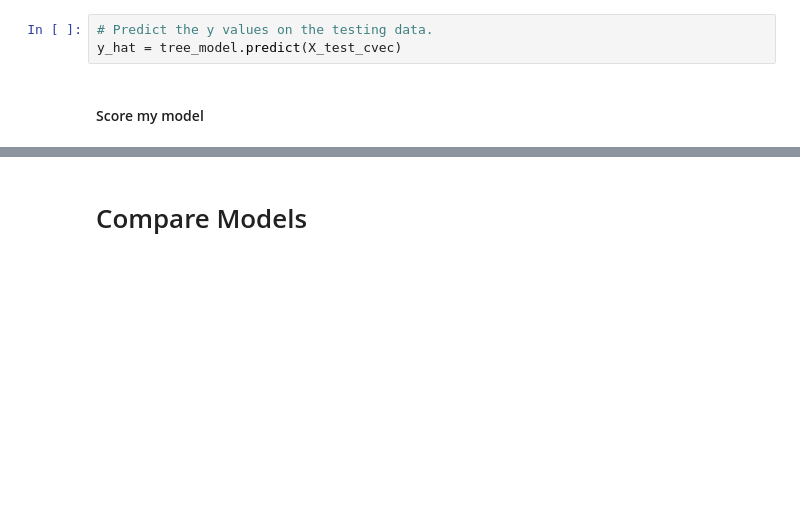
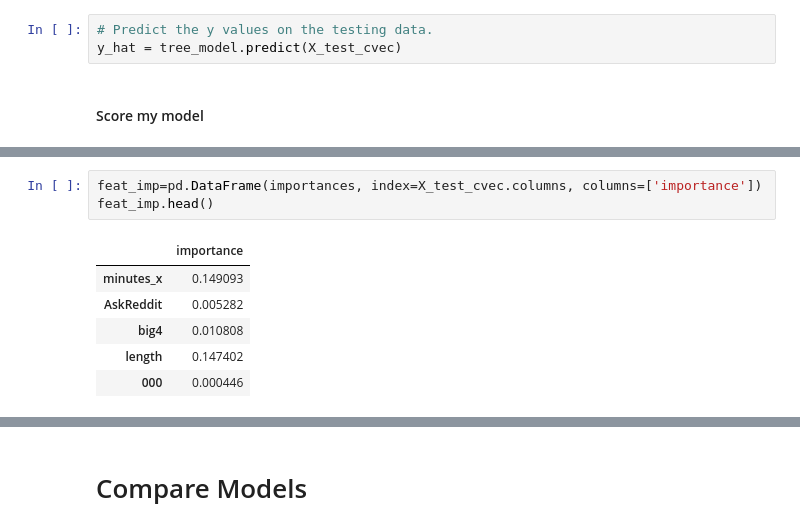
Before and after one commit to austinlasseter/classify_reddit_posts, a Jupyter notebook: 04 NLP and Modeling.ipynb, the cells around one changed output, grey strips where cells are left out. Cells and saved outputs as stored; diff of their text form; blank space fills up the shorter version.

```diff
--- a/04 NLP and Modeling.ipynb
+++ b/04 NLP and Modeling.ipynb
@@ -354,0 +377,10 @@ print(roc_score)
+# %%
+feat_imp=pd.DataFrame(importances, index=X_test_cvec.columns, columns=['importance'])
+feat_imp.head()
+# %% [output]
+|  | importance |
+| minutes_x | 0.149093 |
+| AskReddit | 0.005282 |
+| big4 | 0.010808 |
+| length | 0.147402 |
+| 000 | 0.000446 |
```
Also changed, not shown: parts of 15 cells of this notebook.
